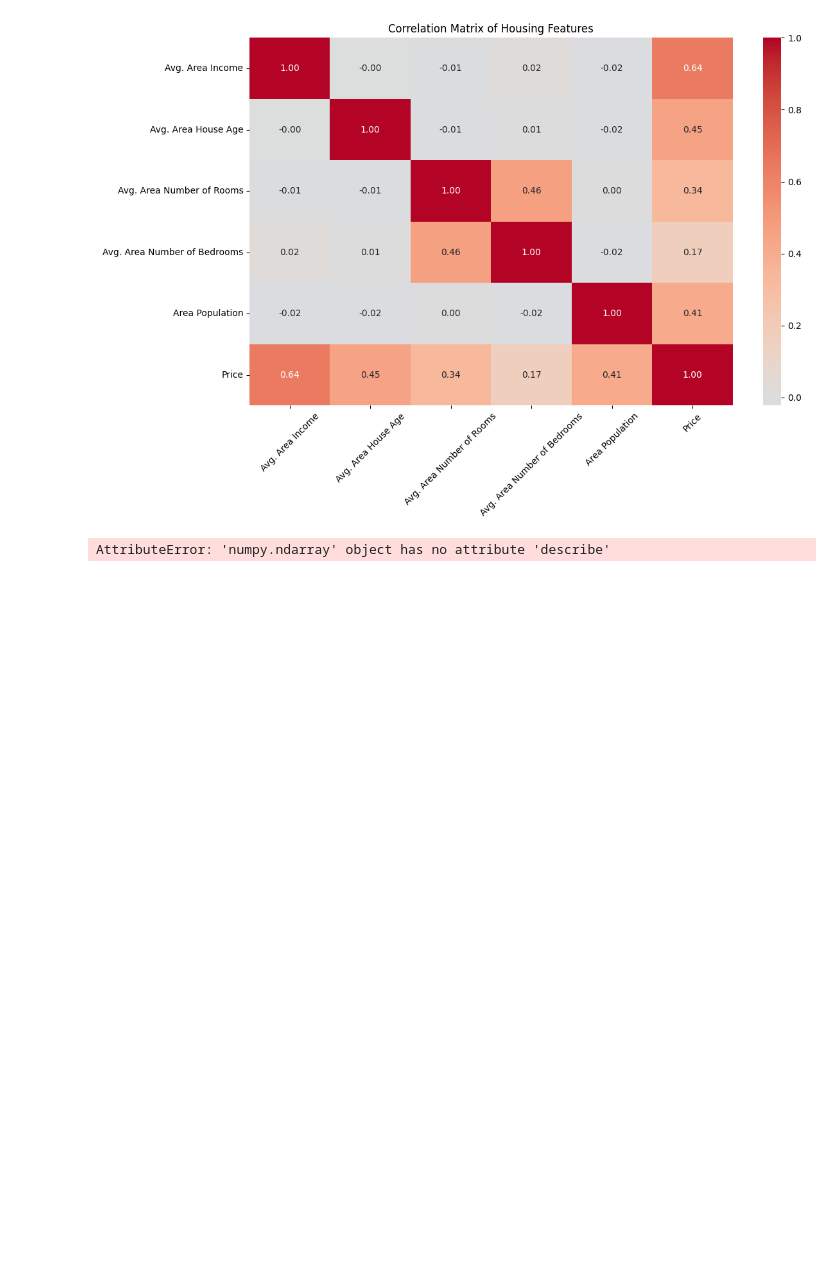
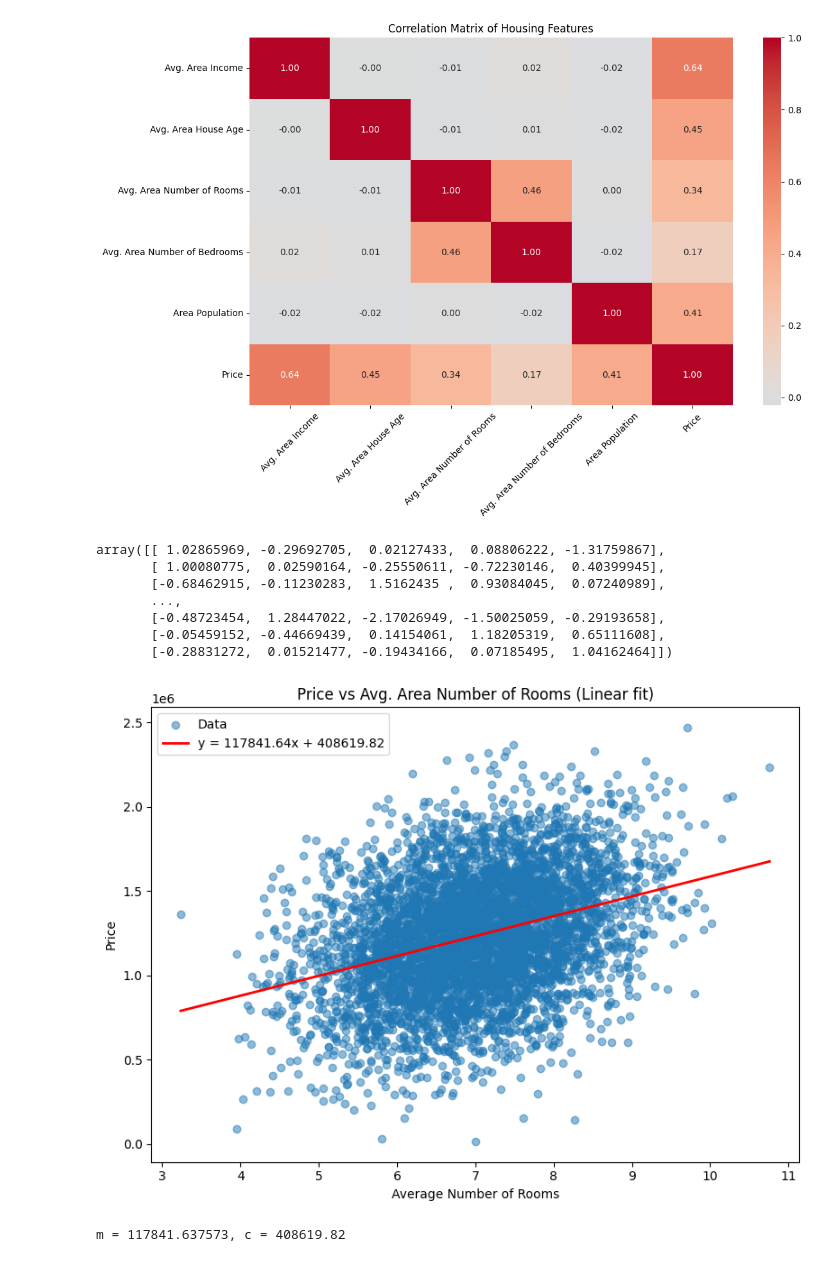
Before and after one commit to thineshcv/ml-learning, a Jupyter notebook: notebooks/linear-regression.ml.ipynb, the cells around one changed output. Saved outputs shown, nothing was run; the diff lists cells and outputs as text; code cells hidden in the pictures; blank space fills up the shorter version.

```diff
--- a/notebooks/linear-regression.ml.ipynb
+++ b/notebooks/linear-regression.ml.ipynb
@@ -85,6 +85,47 @@ plt.show()
 from sklearn.preprocessing import StandardScaler
 scaler = StandardScaler()
 X_Scaled = scaler.fit_transform(X)
-X_Scaled.
+X_Scaled
 # %% [output]
-AttributeError: 'numpy.ndarray' object has no attribute 'describe'
+array([[ 1.02865969, -0.29692705,  0.02127433,  0.08806222, -1.31759867],
+       [ 1.00080775,  0.02590164, -0.25550611, -0.72230146,  0.40399945],
+       [-0.68462915, -0.11230283,  1.5162435 ,  0.93084045,  0.07240989],
+       ...,
+       [-0.48723454,  1.28447022, -2.17026949, -1.50025059, -0.29193658],
+       [-0.05459152, -0.44669439,  0.14154061,  1.18205319,  0.65111608],
+       [-0.28831272,  0.01521477, -0.19434166,  0.07185495,  1.04162464]])
+# %%
+# Price vs Avg. Area Number of Rooms with linear fit y = m*x + c
+import numpy as np
+from sklearn.linear_model import LinearRegression
+
+# prepare data
+X_rooms = df[["Avg. Area Number of Rooms"]].values.reshape(-1, 1)
+y_price = df['Price'].values
+
+# fit linear model
+model = LinearRegression()
+model.fit(X_rooms, y_price)
+m = model.coef_[0]
+c = model.intercept_
+
+# line for plotting
+x_line = np.linspace(X_rooms.min(), X_rooms.max(), 100)
+y_line = m * x_line + c
+
+# plot
+plt.figure(figsize=(8, 6))
+plt.scatter(X_rooms, y_price, alpha=0.5, label='Data')
+plt.plot(x_line, y_line, color='red', linewidth=2, label=f'y = {m:.2f}x + {c:.2f}')
+plt.title('Price vs Avg. Area Number of Rooms (Linear fit)')
+plt.xlabel('Average Number of Rooms')
+plt.ylabel('Price')
+plt.legend()
+plt.tight_layout()
+plt.show()
+
+# print coefficients for reference
+print(f'm = {m:.6f}, c = {c:.2f}')
+# %% [output]
+[figure, added]
+m = 117841.637573, c = 408619.82
```
Also changed, not shown: parts of 1 cell of this notebook, 1 other file.
